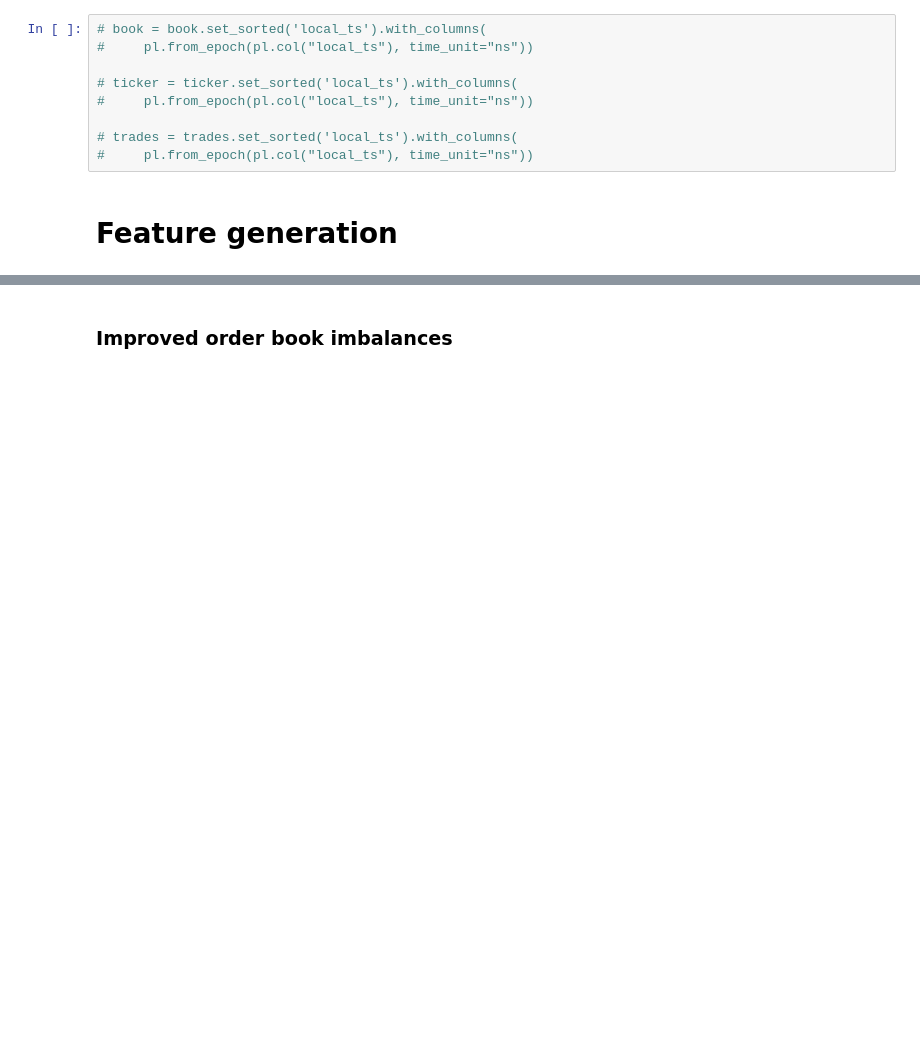
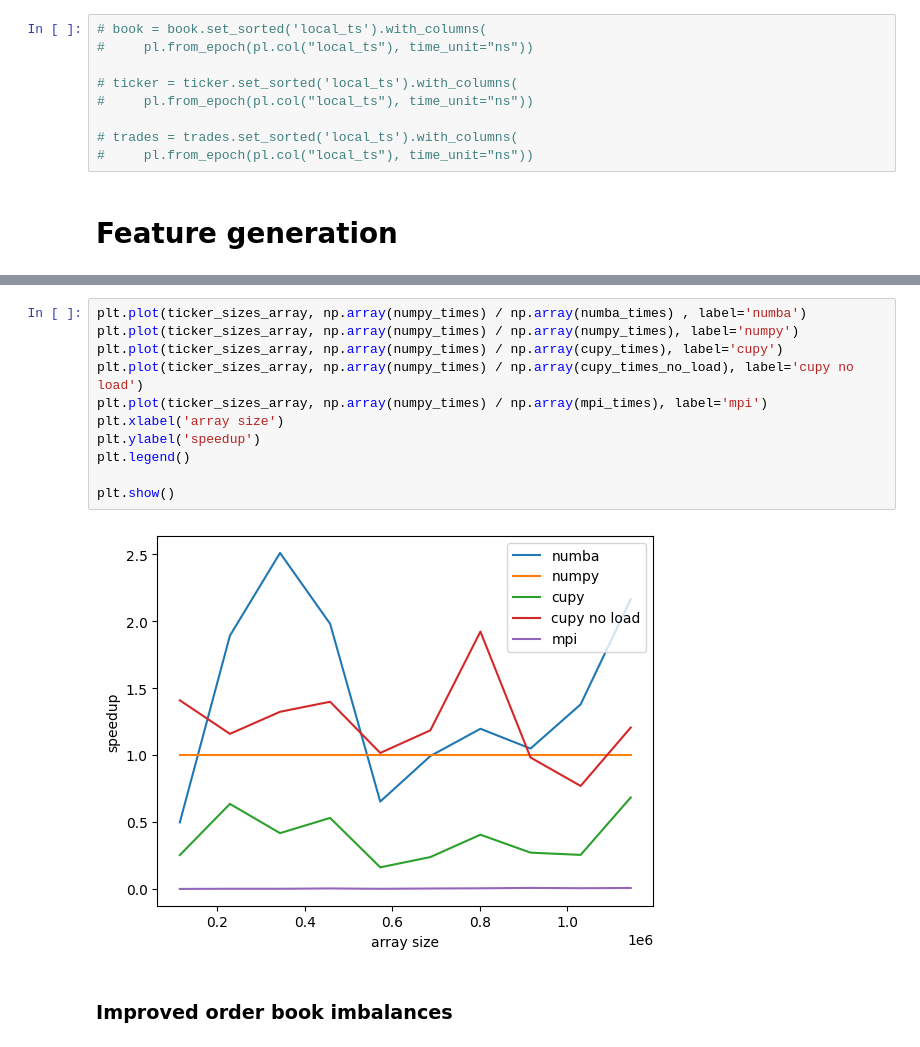
Before and after one commit to BogChamp/exchange_features, a Jupyter notebook: experiments.ipynb, the cells around one changed output, grey strips where cells are left out. Cells and saved outputs as stored; diff of their text form; blank space fills up the shorter version.

```diff
--- a/experiments.ipynb
+++ b/experiments.ipynb
@@ -67,3 +127,16 @@ trades_numpy = trades.to_numpy()
+# %%
+plt.plot(ticker_sizes_array, np.array(numpy_times) / np.array(numba_times) , label='numba')
+plt.plot(ticker_sizes_array, np.array(numpy_times) / np.array(numpy_times), label='numpy')
+plt.plot(ticker_sizes_array, np.array(numpy_times) / np.array(cupy_times), label='cupy')
+plt.plot(ticker_sizes_array, np.array(numpy_times) / np.array(cupy_times_no_load), label='cupy no load')
+plt.plot(ticker_sizes_array, np.array(numpy_times) / np.array(mpi_times), label='mpi')
+plt.xlabel('array size')
+plt.ylabel('speedup')
+plt.legend()
+
+plt.show()
+# %% [output]
+[figure, added]
 # %% [markdown]
 ### Improved order book imbalances
 # %%
```
Also changed, not shown: parts of 18 cells of this notebook, 3 other files.
